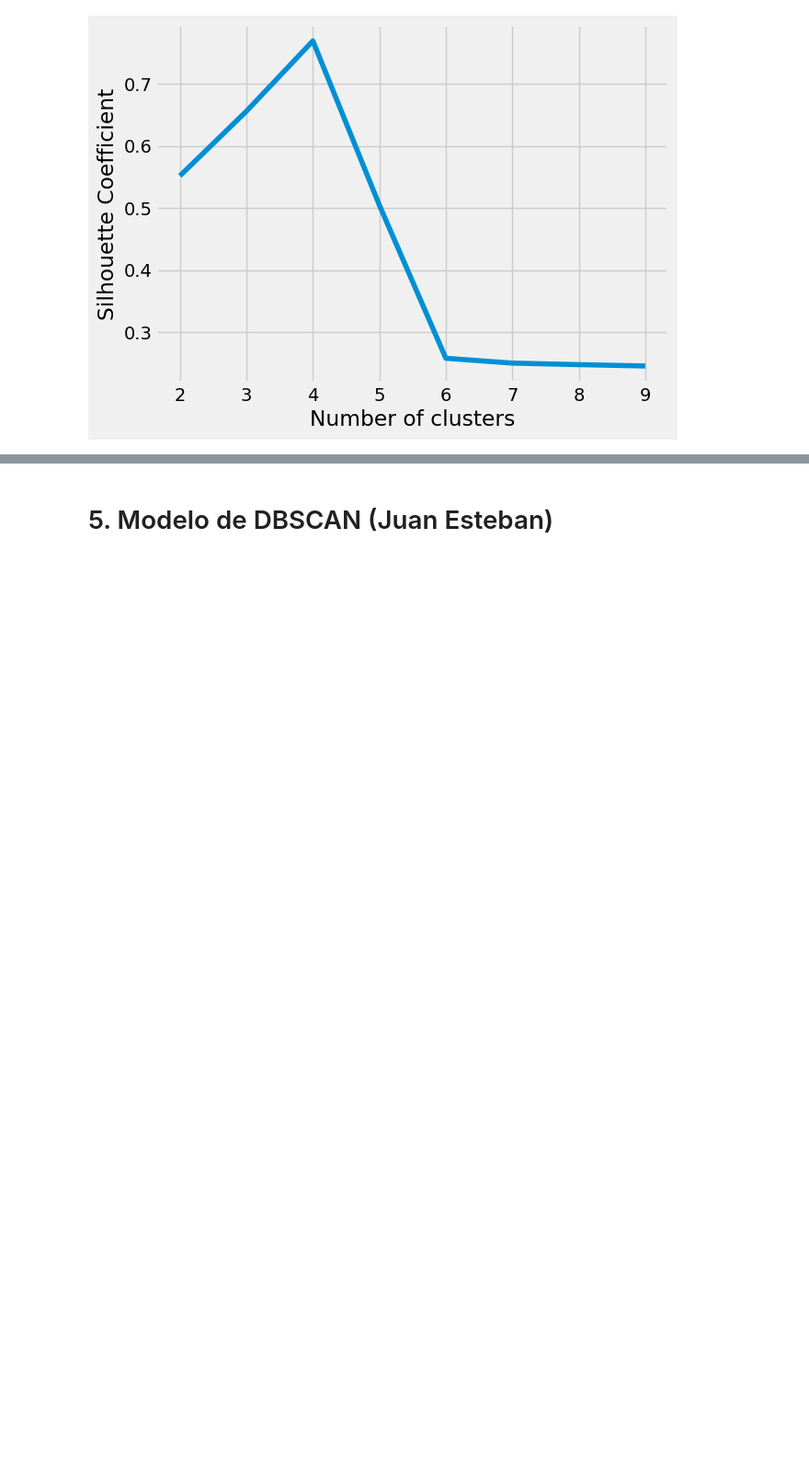
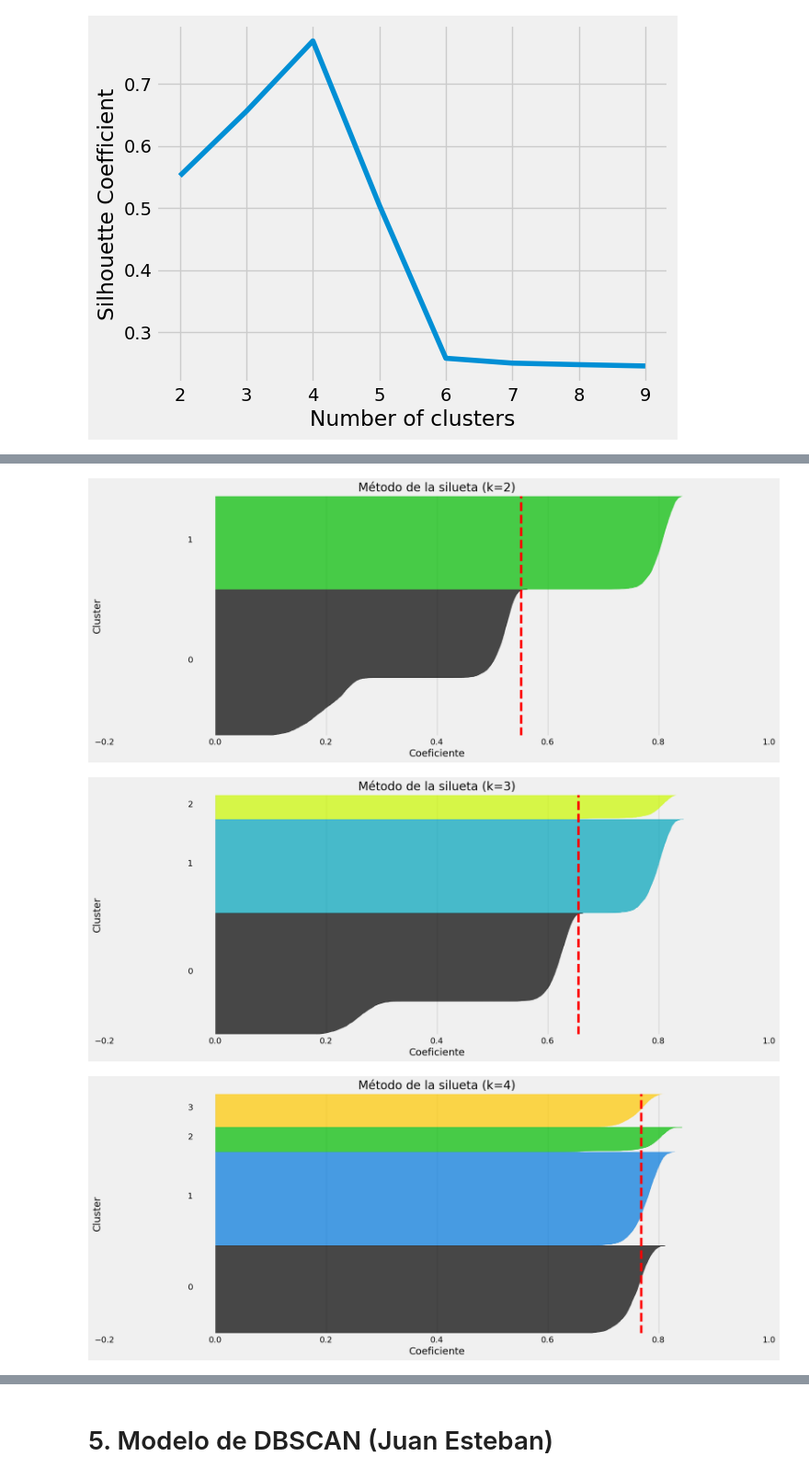
Before and after one commit to andreschaparr0/Laboratorios-BI, a Jupyter notebook: Lab02-BI/Lab02.ipynb, the cells around one changed output, grey strips where cells are left out. Shown at 92% size. Saved outputs shown, nothing was run; the diff lists cells and outputs as text; code cells hidden in the pictures; blank space fills up the shorter version.

```diff
--- a/Lab02-BI/Lab02.ipynb
+++ b/Lab02-BI/Lab02.ipynb
@@ -337,0 +415,6 @@ plot_selectK_silhoute(df_prep_norm,
+# %%
+silhouette_analysis(df_prep_norm, "kmeans", 2, 6)
+# %% [output]
+[figure, added]
+[figure, added]
+[figure, added]
```
Also changed, not shown: parts of 27 cells of this notebook.
